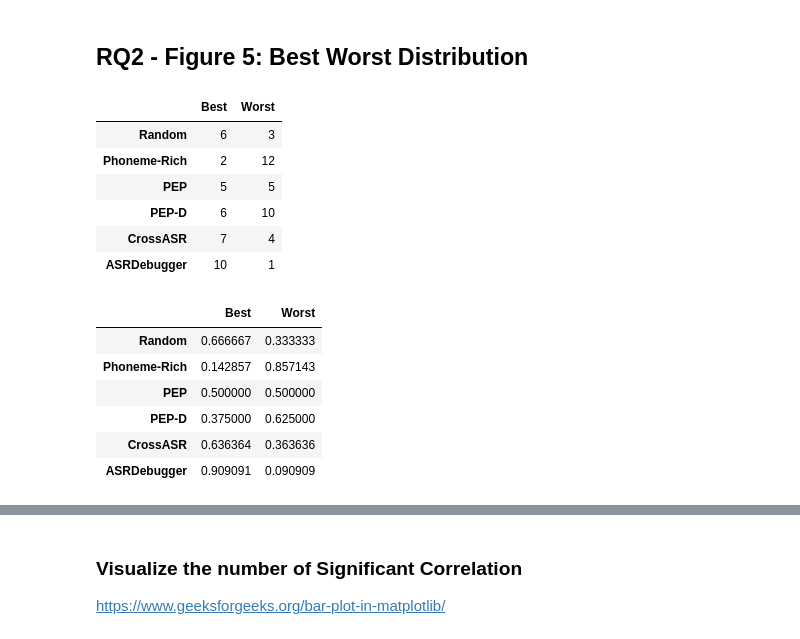
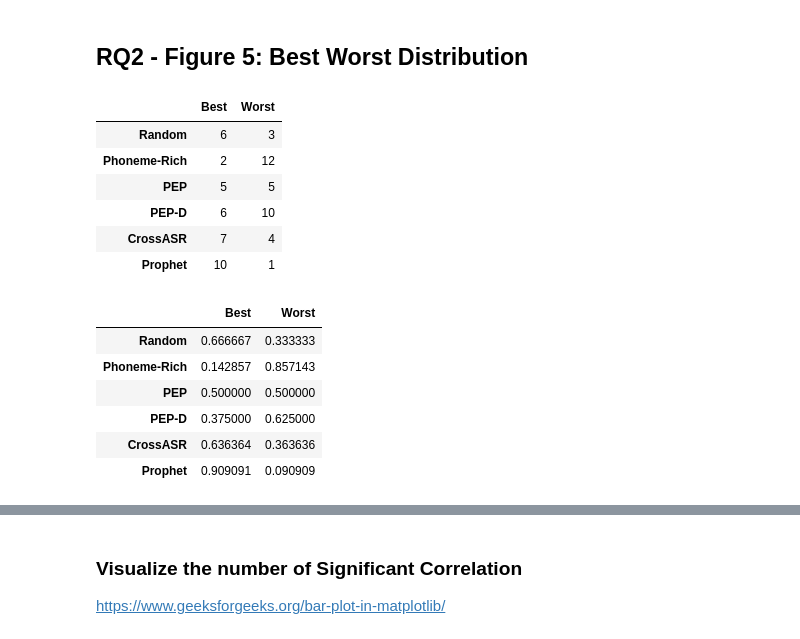
Before and after one commit to yangzhou6666/ASRProphet, a Jupyter notebook: visualization.ipynb, the cells around one changed output, grey strips where cells are left out. Saved outputs shown, nothing was run; the diff lists cells and outputs as text; code cells hidden in the pictures.

```diff
--- a/visualization.ipynb
+++ b/visualization.ipynb
@@ -13,35 +13,35 @@ rcParams['font.sans-serif'] = ['Times New Roman']
 # values = {
 #     "Random": {"Best": 4, "Worst": 3},
 #     "Triphone": {"Best": 5, "Worst": 8},
 #     "Phoneme": {"Best": 2, "Worst": 9},
 #     "PEP": {"Best": 5, "Worst": 5},
 #     "PEP-D": {"Best": 4, "Worst": 7},
 #     "SEP": {"Best": 6, "Worst": 3},
 #     "WEP": {"Best": 7, "Worst": 0},
 #     "WEP-D": {"Best": 4, "Worst": 1},
 # }
 
 values = {
     "Random": {"Best": 6, "Worst": 3},
     "Phoneme-Rich": {"Best": 2, "Worst": 12},
     "PEP": {"Best": 5, "Worst": 5},
     "PEP-D": {"Best": 6, "Worst": 10},
     "CrossASR": {"Best": 7, "Worst": 4},
-    "ASRDebugger": {"Best": 10, "Worst": 1}
+    "Prophet": {"Best": 10, "Worst": 1}
 }
 
 df = pd.DataFrame(values)
 df = df.T
 
 df
 # %% [output]
 |  | Best | Worst |
 | Random | 6 | 3 |
 | Phoneme-Rich | 2 | 12 |
 | PEP | 5 | 5 |
 | PEP-D | 6 | 10 |
 | CrossASR | 7 | 4 |
-| ASRDebugger | 10 | 1 |
+| Prophet | 10 | 1 |
 # %%
 df_prop = df.T.apply(lambda x: x / x.sum(), axis=0).T
 df_prop
@@ -52,7 +52,7 @@ df_prop
 | PEP | 0.500000 | 0.500000 |
 | PEP-D | 0.375000 | 0.625000 |
 | CrossASR | 0.636364 | 0.363636 |
-| ASRDebugger | 0.909091 | 0.090909 |
+| Prophet | 0.909091 | 0.090909 |
 # %%
 ax = plt.figure(figsize=(16, 12)).add_subplot(111)
 
```
Also changed, not shown: parts of 4 cells of this notebook, 2 other files.
